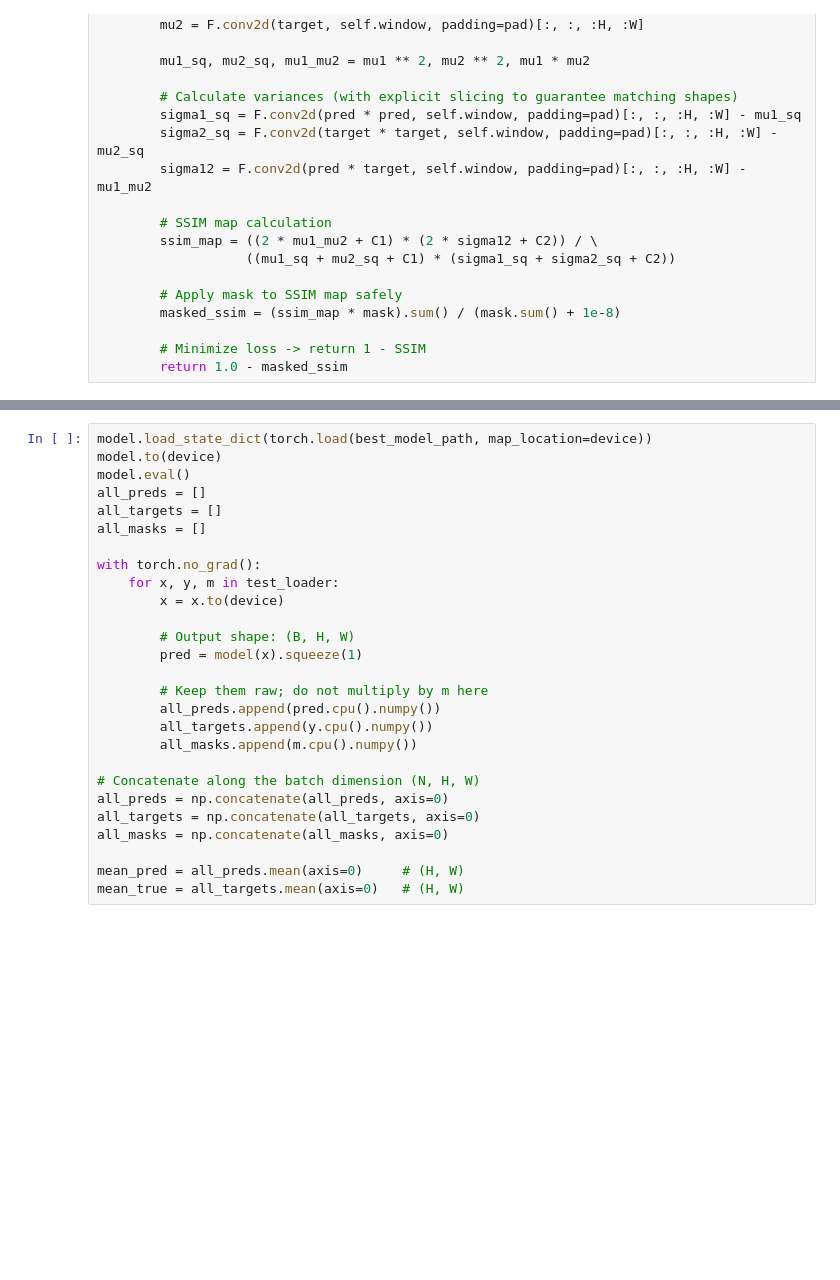
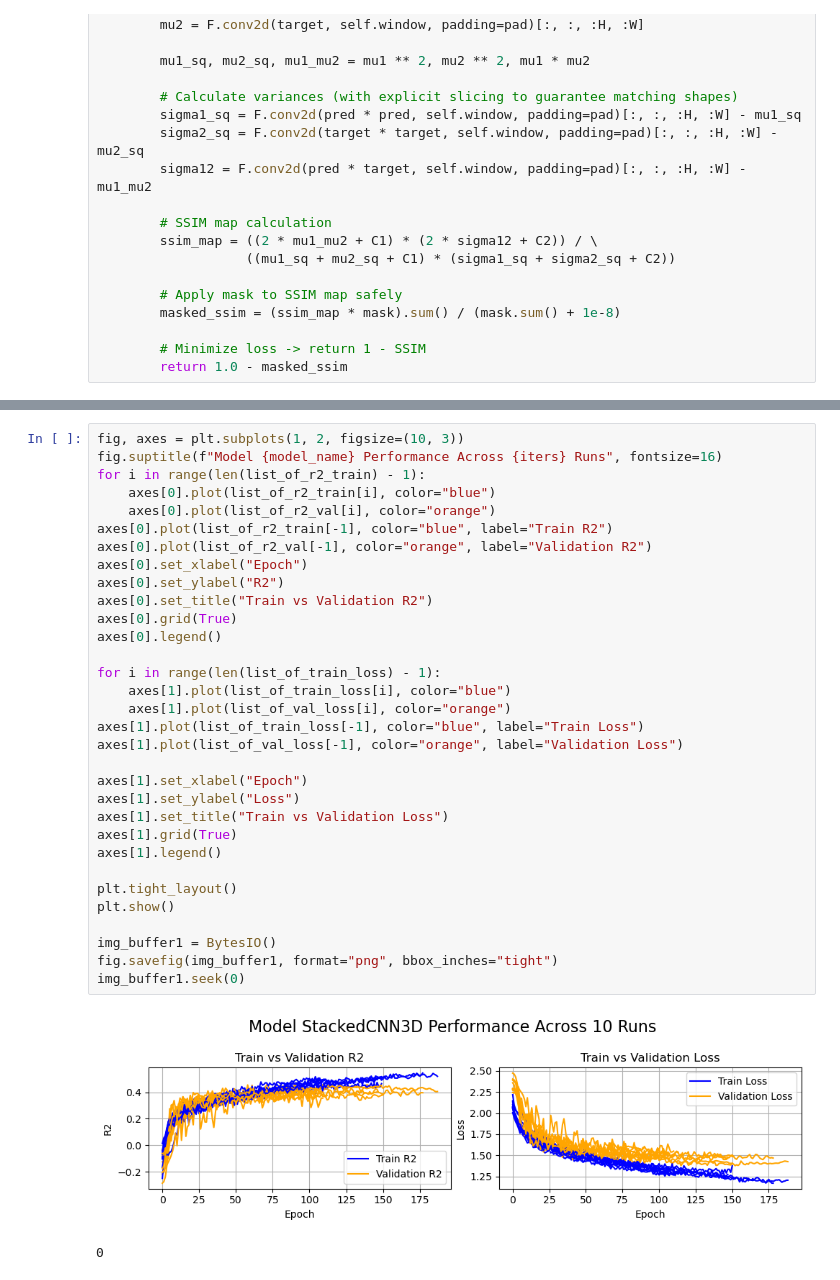
Before and after one commit to rubarriuso/TFM, a Jupyter notebook: modelado/DL_regression.ipynb, the cells around one changed output, grey strips where cells are left out. Cells and saved outputs as stored; diff of their text form; blank space fills up the shorter version.

```diff
--- a/modelado/DL_regression.ipynb
+++ b/modelado/DL_regression.ipynb
@@ -937,28 +969,36 @@ Early stopping
-# %%
-model.load_state_dict(torch.load(best_model_path, map_location=device))
-model.to(device)
-model.eval()
-all_preds = []
-all_targets = []
-all_masks = []
-
-with torch.no_grad():
-    for x, y, m in test_loader:
-        x = x.to(device)
-
-        # Output shape: (B, H, W)
-        pred = model(x).squeeze(1)
-
-        # Keep them raw; do not multiply by m here
-        all_preds.append(pred.cpu().numpy())
-        all_targets.append(y.cpu().numpy())
-        all_masks.append(m.cpu().numpy())
-
-# Concatenate along the batch dimension (N, H, W)
-all_preds = np.concatenate(all_preds, axis=0)
-all_targets = np.concatenate(all_targets, axis=0)
-all_masks = np.concatenate(all_masks, axis=0)
-
-mean_pred = all_preds.mean(axis=0)     # (H, W)
-mean_true = all_targets.mean(axis=0)   # (H, W)
+# %%
+fig, axes = plt.subplots(1, 2, figsize=(10, 3))
+fig.suptitle(f"Model {model_name} Performance Across {iters} Runs", fontsize=16)
+for i in range(len(list_of_r2_train) - 1):
+    axes[0].plot(list_of_r2_train[i], color="blue")
+    axes[0].plot(list_of_r2_val[i], color="orange")
+axes[0].plot(list_of_r2_train[-1], color="blue", label="Train R2")
+axes[0].plot(list_of_r2_val[-1], color="orange", label="Validation R2")
+axes[0].set_xlabel("Epoch")
+axes[0].set_ylabel("R2")
+axes[0].set_title("Train vs Validation R2")
+axes[0].grid(True)
+axes[0].legend()
+
+for i in range(len(list_of_train_loss) - 1):
+    axes[1].plot(list_of_train_loss[i], color="blue")
+    axes[1].plot(list_of_val_loss[i], color="orange")
+axes[1].plot(list_of_train_loss[-1], color="blue", label="Train Loss")
+axes[1].plot(list_of_val_loss[-1], color="orange", label="Validation Loss")
+
+axes[1].set_xlabel("Epoch")
+axes[1].set_ylabel("Loss")
+axes[1].set_title("Train vs Validation Loss")
+axes[1].grid(True)
+axes[1].legend()
+
+plt.tight_layout()
+plt.show()
+
+img_buffer1 = BytesIO()
+fig.savefig(img_buffer1, format="png", bbox_inches="tight")
+img_buffer1.seek(0)
+# %% [output]
+[figure, added]
+0
 # %%
```
Also changed, not shown: parts of 15 cells of this notebook, 46 other files.
